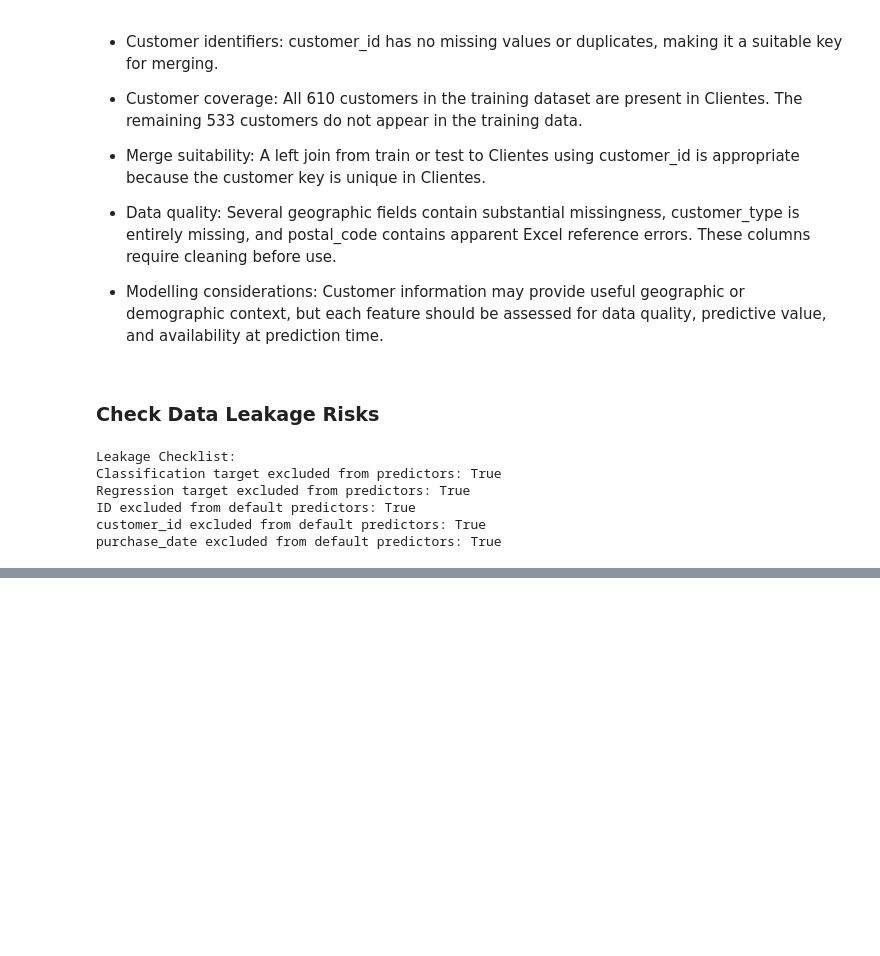
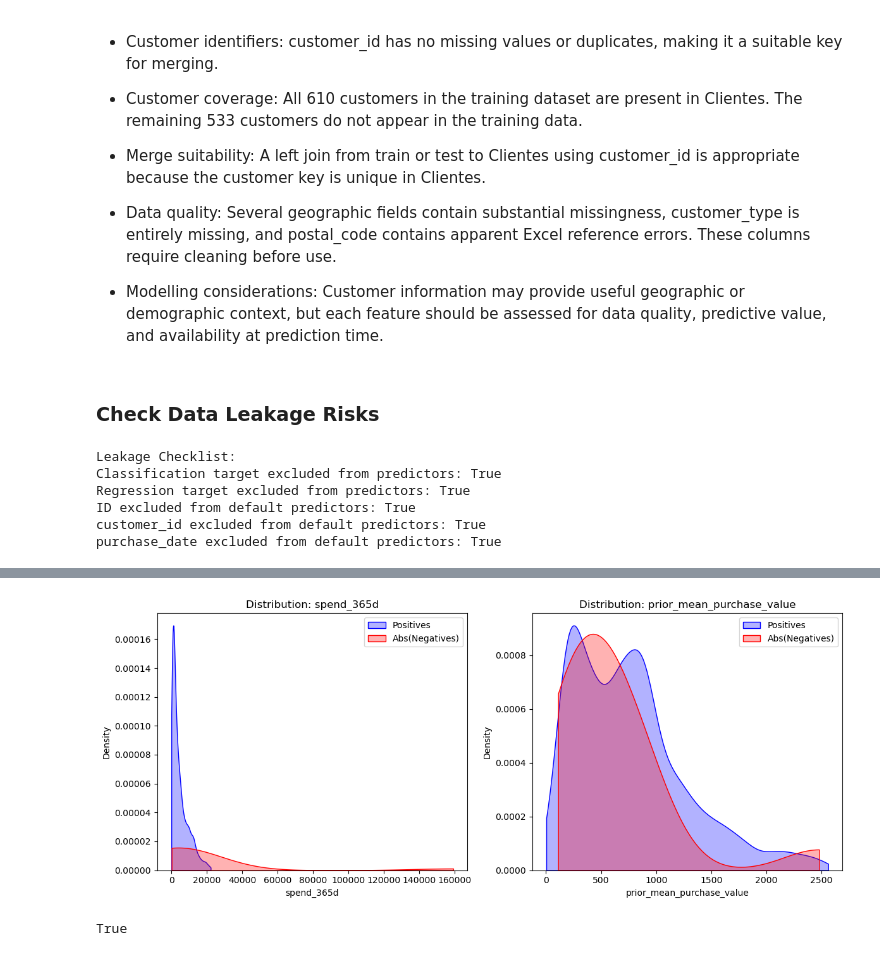
Before and after one commit to luisrafaelsoeiro/ETAI_Project, a Jupyter notebook: exploration.ipynb, the cells around one changed output, grey strips where cells are left out. Saved outputs shown, nothing was run; the diff lists cells and outputs as text; code cells hidden in the pictures; blank space fills up the shorter version.

Commit message:
Negative values analysis and total spend equation

```diff
--- a/exploration.ipynb
+++ b/exploration.ipynb
@@ -448,7 +448,7 @@ for name, df in [("train", train), ("test", test)]:
 ##### Mathematical validation of Total to Pay
 # %%
 for name, df in [("train", train), ("test", test)]:
-    calculate_sum = df["Total Liquido"] + df["Total Imp_"] + df["Total Portes"]
+    calculate_sum = df["Total Liquido"] + df["Total Imp_"]
     diference = calculate_sum - df["Total a Pagar"]
     mathematical_errors = (diference.abs() > 0.05).sum()
     print(f"Mathematical errors in {name}: {mathematical_errors} rows ({mathematical_errors / len(df) * 100:.2f}%)")
@@ -2277,0 +2246,14 @@ purchase_date excluded from default predictors: True
+# %%
+num_cols = train.select_dtypes(include=[np.number]).columns
+neg_counts = (train[num_cols] < 0).sum()
+cols_with_negs = neg_counts[neg_counts > 0]
+
+print("Columns with negative values in Train:")
+print(cols_with_negs)
+
+if len(cols_with_negs) > 0:
+    for col in cols_with_negs.index:
+        negs = train[train[col] < 0][col]
+        print(f"\n--- {col} ---")
+        print(f"Count: {len(negs)} ({len(negs)/len(train)*100:.2f}%)")
+        print(f"Min: {negs.min()}, Max: {negs.max()}, Mean: {negs.mean()}")
@@ -2277,0 +2278,22 @@ purchase_date excluded from default predictors: True
+# %%
+fig, axes = plt.subplots(1, 2, figsize=(12, 5))
+
+for i, col in enumerate(['spend_365d', 'prior_mean_purchase_value']):
+    pos_vals = train[(train[col] > 0) & (train[col] < train[col].quantile(0.95))][col] # Filter out the 1 Billion outliers
+    neg_vals_abs = train[train[col] < 0][col].abs()
+
+    sns.kdeplot(pos_vals, ax=axes[i], label='Positives', fill=True, alpha=0.3, color='blue', cut=0)
+    sns.kdeplot(neg_vals_abs, ax=axes[i], label='Abs(Negatives)', fill=True, alpha=0.3, color='red', cut=0)
+    axes[i].set_title(f'Distribution: {col}')
+    axes[i].legend()
+
+plt.tight_layout()
+plt.show()
+# %% [output]
+[figure, added]
+# %%
+neg = train[train["prior_mean_purchase_value"] < 0]
+print(np.allclose(neg["prior_mean_purchase_value"].abs(),
+                  neg["prior_total_spend"] / neg["prior_purchase_count"]))
+# %% [output]
+True
```
Also changed, not shown: parts of 5 cells of this notebook.
